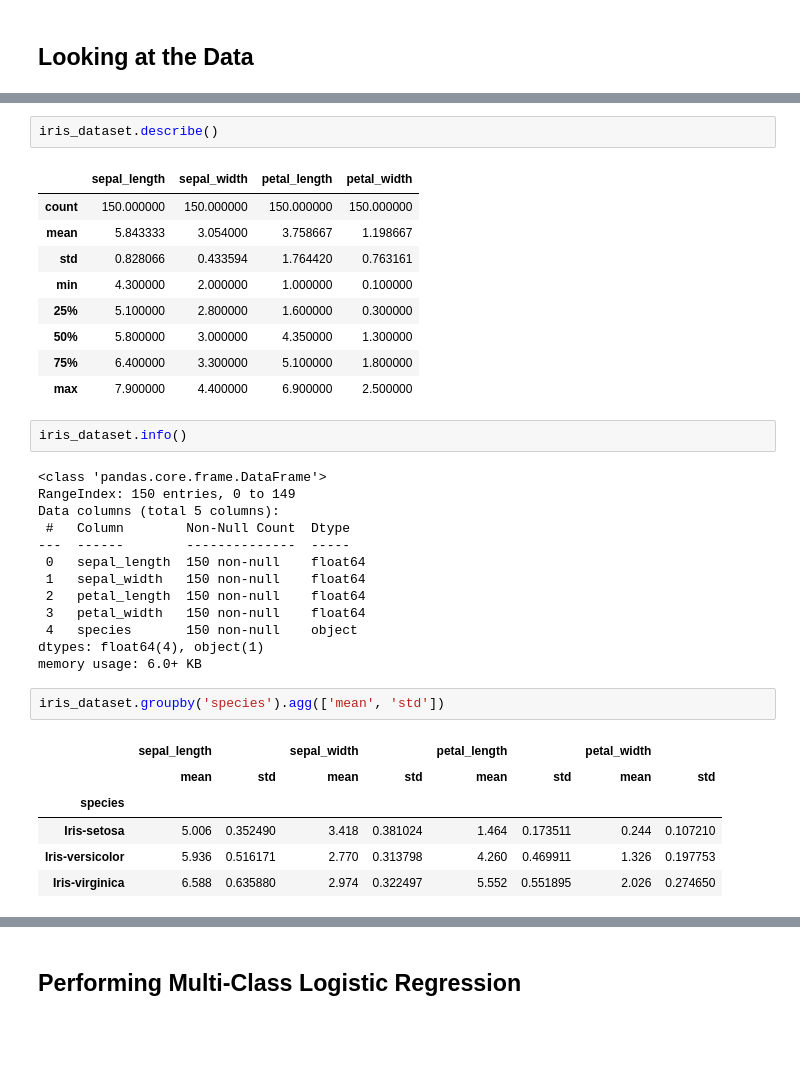
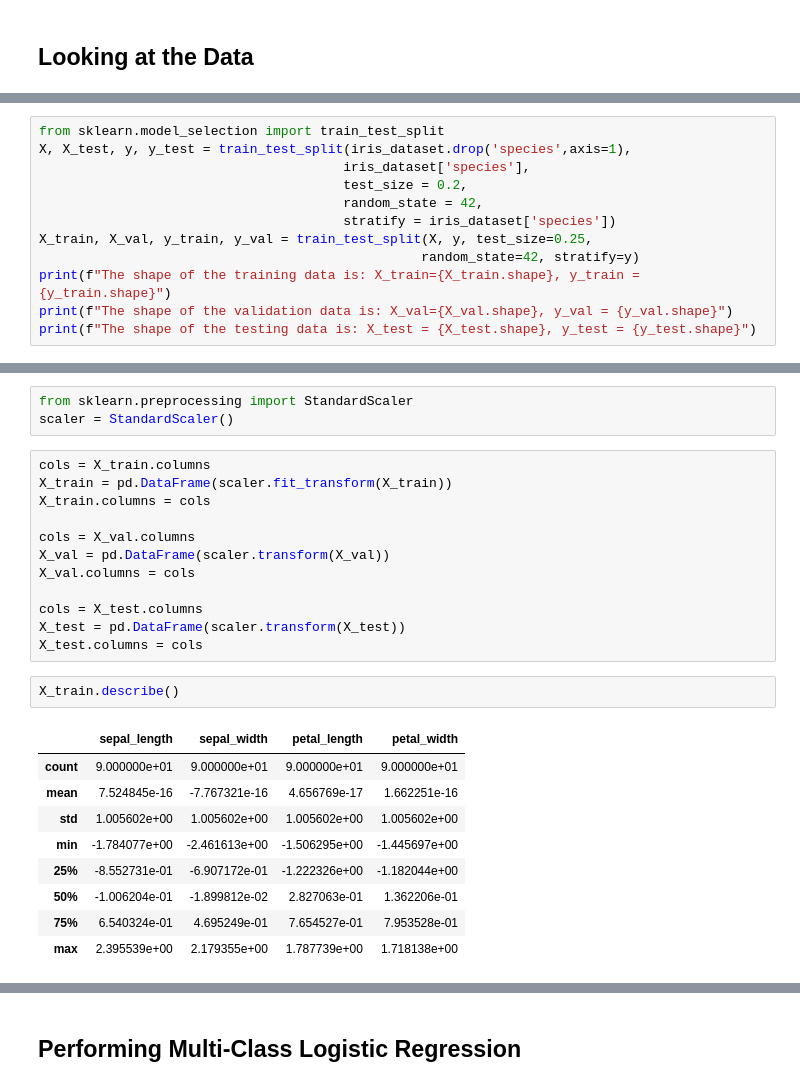
Before and after one commit to svadhera11/ml-notebooks, a Jupyter notebook: iris-logistic-regression.ipynb, the cells around one changed output, grey strips where cells are left out. Saved outputs shown, nothing was run; the diff lists cells and outputs as text; blank space fills up the shorter version.

```diff
--- a/iris-logistic-regression.ipynb
+++ b/iris-logistic-regression.ipynb
@@ -36,0 +50,12 @@ iris_dataset.head()
+# %%
+from sklearn.model_selection import train_test_split
+X, X_test, y, y_test = train_test_split(iris_dataset.drop('species',axis=1),
+                                       iris_dataset['species'],
+                                       test_size = 0.2,
+                                       random_state = 42,
+                                       stratify = iris_dataset['species'])
+X_train, X_val, y_train, y_val = train_test_split(X, y, test_size=0.25,
+                                                 random_state=42, stratify=y)
+print(f"The shape of the training data is: X_train={X_train.shape}, y_train = {y_train.shape}")
+print(f"The shape of the validation data is: X_val={X_val.shape}, y_val = {y_val.shape}")
+print(f"The shape of the testing data is: X_test = {X_test.shape}, y_test = {y_test.shape}")
@@ -37,36 +86,27 @@ iris_dataset.head()
+# %%
+from sklearn.preprocessing import StandardScaler
+scaler = StandardScaler()
+# %%
+cols = X_train.columns
+X_train = pd.DataFrame(scaler.fit_transform(X_train))
+X_train.columns = cols
+
+cols = X_val.columns
+X_val = pd.DataFrame(scaler.transform(X_val))
+X_val.columns = cols
+
+cols = X_test.columns
+X_test = pd.DataFrame(scaler.transform(X_test))
+X_test.columns = cols
 # %%
-iris_dataset.describe()
+X_train.describe()
 # %% [output]
 |  | sepal_length | sepal_width | petal_length | petal_width |
-| count | 150.000000 | 150.000000 | 150.000000 | 150.000000 |
-| mean | 5.843333 | 3.054000 | 3.758667 | 1.198667 |
-| std | 0.828066 | 0.433594 | 1.764420 | 0.763161 |
-| min | 4.300000 | 2.000000 | 1.000000 | 0.100000 |
-| 25% | 5.100000 | 2.800000 | 1.600000 | 0.300000 |
-| 50% | 5.800000 | 3.000000 | 4.350000 | 1.300000 |
-| 75% | 6.400000 | 3.300000 | 5.100000 | 1.800000 |
-| max | 7.900000 | 4.400000 | 6.900000 | 2.500000 |
+| count | 9.000000e+01 | 9.000000e+01 | 9.000000e+01 | 9.000000e+01 |
+| mean | 7.524845e-16 | -7.767321e-16 | 4.656769e-17 | 1.662251e-16 |
+| std | 1.005602e+00 | 1.005602e+00 | 1.005602e+00 | 1.005602e+00 |
+| min | -1.784077e+00 | -2.461613e+00 | -1.506295e+00 | -1.445697e+00 |
+| 25% | -8.552731e-01 | -6.907172e-01 | -1.222326e+00 | -1.182044e+00 |
+| 50% | -1.006204e-01 | -1.899812e-02 | 2.827063e-01 | 1.362206e-01 |
+| 75% | 6.540324e-01 | 4.695249e-01 | 7.654527e-01 | 7.953528e-01 |
+| max | 2.395539e+00 | 2.179355e+00 | 1.787739e+00 | 1.718138e+00 |
-# %%
-iris_dataset.info()
-# %% [output]
-<class 'pandas.core.frame.DataFrame'>
-RangeIndex: 150 entries, 0 to 149
-Data columns (total 5 columns):
- #   Column        Non-Null Count  Dtype
----  ------        --------------  -----
- 0   sepal_length  150 non-null    float64
- 1   sepal_width   150 non-null    float64
- 2   petal_length  150 non-null    float64
- 3   petal_width   150 non-null    float64
- 4   species       150 non-null    object
-dtypes: float64(4), object(1)
-memory usage: 6.0+ KB
-# %%
-iris_dataset.groupby('species').agg(['mean', 'std'])
-# %% [output]
-|  | sepal_length |  | sepal_width |  | petal_length |  | petal_width |  |
-|  | mean | std | mean | std | mean | std | mean | std |
-| species |  |  |  |  |  |  |  |  |
-| Iris-setosa | 5.006 | 0.352490 | 3.418 | 0.381024 | 1.464 | 0.173511 | 0.244 | 0.107210 |
-| Iris-versicolor | 5.936 | 0.516171 | 2.770 | 0.313798 | 4.260 | 0.469911 | 1.326 | 0.197753 |
-| Iris-virginica | 6.588 | 0.635880 | 2.974 | 0.322497 | 5.552 | 0.551895 | 2.026 | 0.274650 |
```
Also changed, not shown: parts of 28 cells of this notebook.
